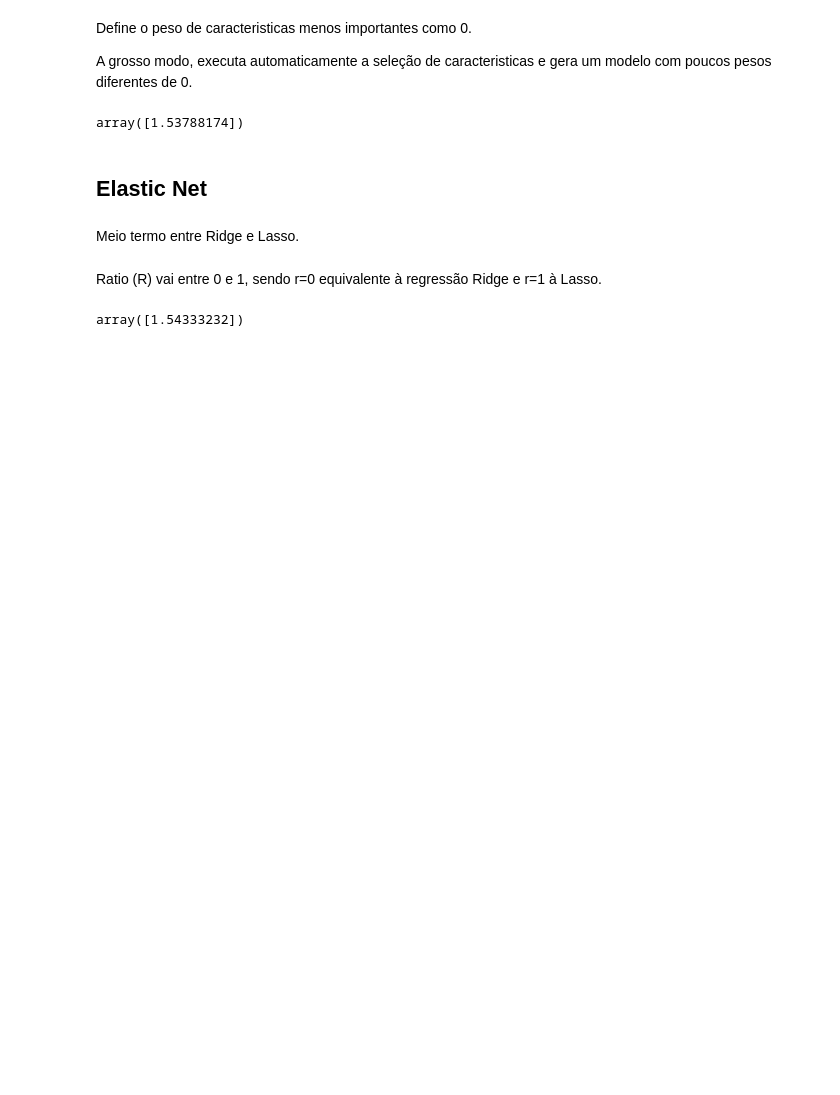
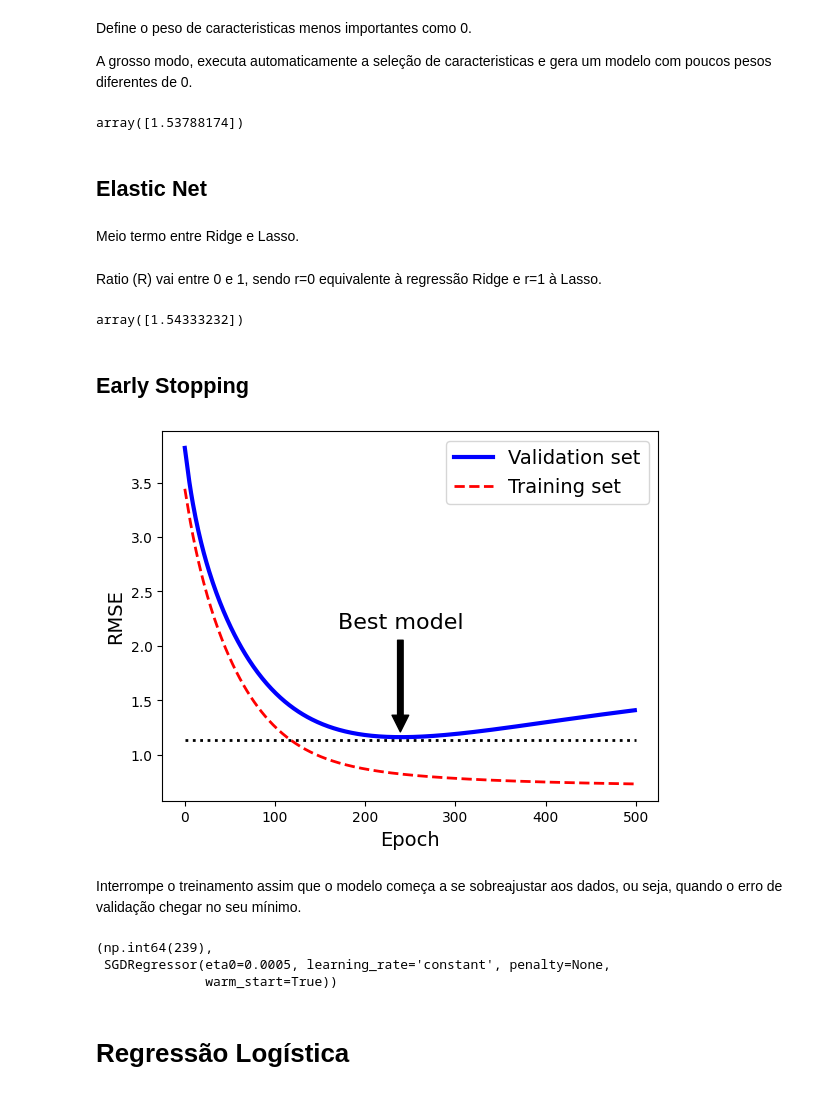
Before and after one commit to GuiRocDuarte/MachineLearning, a Jupyter notebook: 04-trainingModels.ipynb, the cells around one changed output. Drawn from its saved outputs; the diff is of its cells as text; code cells hidden in the pictures; blank space fills up the shorter version.

```diff
--- a/04-trainingModels.ipynb
+++ b/04-trainingModels.ipynb
@@ -287,3 +289,41 @@ elastic_net.fit(X, y)
 elastic_net.predict([[1.5]])
 # %% [output]
 array([1.54333232])
+# %% [markdown]
+## Early Stopping
+# %%
+sgd_reg = SGDRegressor(max_iter=1, tol=0, warm_start=True,
+                       penalty=None, learning_rate="constant", eta0=0.0005, random_state=42)
+
+n_epochs = 500
+train_errors, val_errors = [], []
+for epoch in range(n_epochs):
+    sgd_reg.fit(X_train_poly_scaled, y_train)
+    y_train_predict = sgd_reg.predict(X_train_poly_scaled)
+    y_val_predict = sgd_reg.predict(X_val_poly_scaled)
+    train_errors.append(mean_squared_error(y_train, y_train_predict))
+    val_errors.append(mean_squared_error(y_val, y_val_predict))
+
+best_epoch = np.argmin(val_errors)
+best_val_rmse = np.sqrt(val_errors[best_epoch])
+
+plt.annotate('Best model',
+             xy=(best_epoch, best_val_rmse),
+             xytext=(best_epoch, best_val_rmse + 1),
+             ha="center",
+             arrowprops=dict(facecolor='black', shrink=0.05),
+             fontsize=16,
+            )
+
+best_val_rmse -= 0.03  # just to make the graph look better
+plt.plot([0, n_epochs], [best_val_rmse, best_val_rmse], "k:", linewidth=2)
+plt.plot(np.sqrt(val_errors), "b-", linewidth=3, label="Validation set")
+plt.plot(np.sqrt(train_errors), "r--", linewidth=2, label="Training set")
+plt.legend(loc="upper right", fontsize=14)
+plt.xlabel("Epoch", fontsize=14)
+plt.ylabel("RMSE", fontsize=14)
+plt.show()
+# %% [output]
+[figure, added]
+# %% [markdown]
+Interrompe o treinamento assim que o modelo começa a se sobreajustar aos dados, ou seja, quando o erro de validação chegar no seu mínimo.
@@ -289,0 +363,8 @@ array([1.54333232])
+# %%
+best_epoch, best_model
+# %% [output]
+(np.int64(239),
+ SGDRegressor(eta0=0.0005, learning_rate='constant', penalty=None,
+              warm_start=True))
+# %% [markdown]
+# Regressão Logística
```
Also changed, not shown: parts of 33 cells of this notebook.
